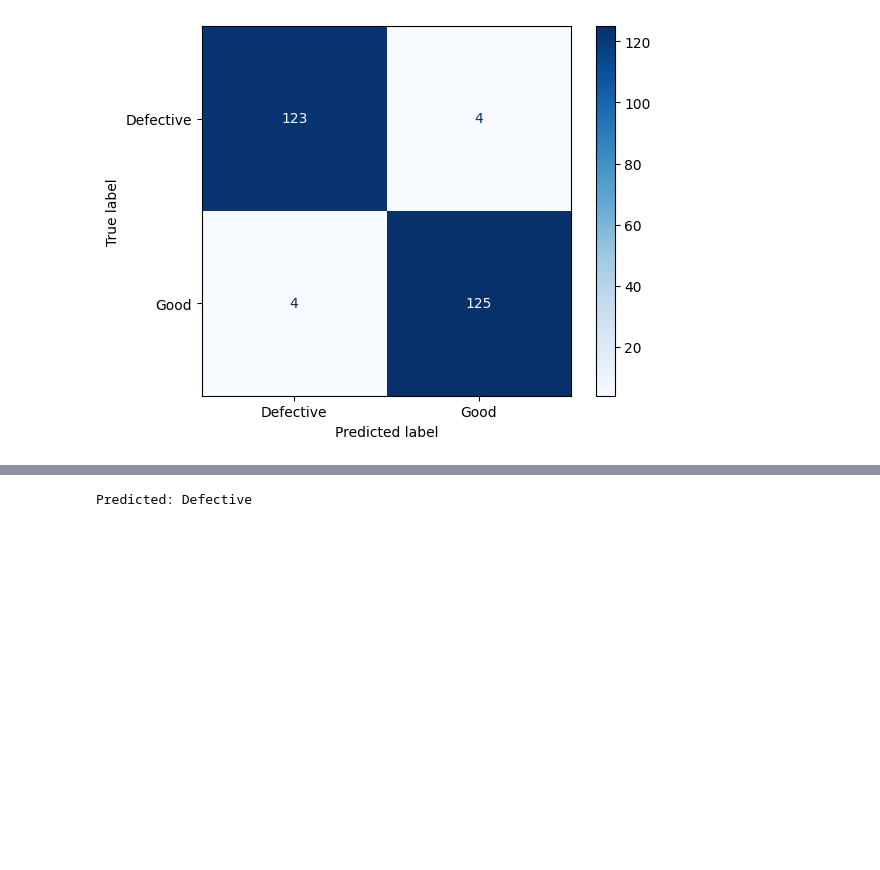
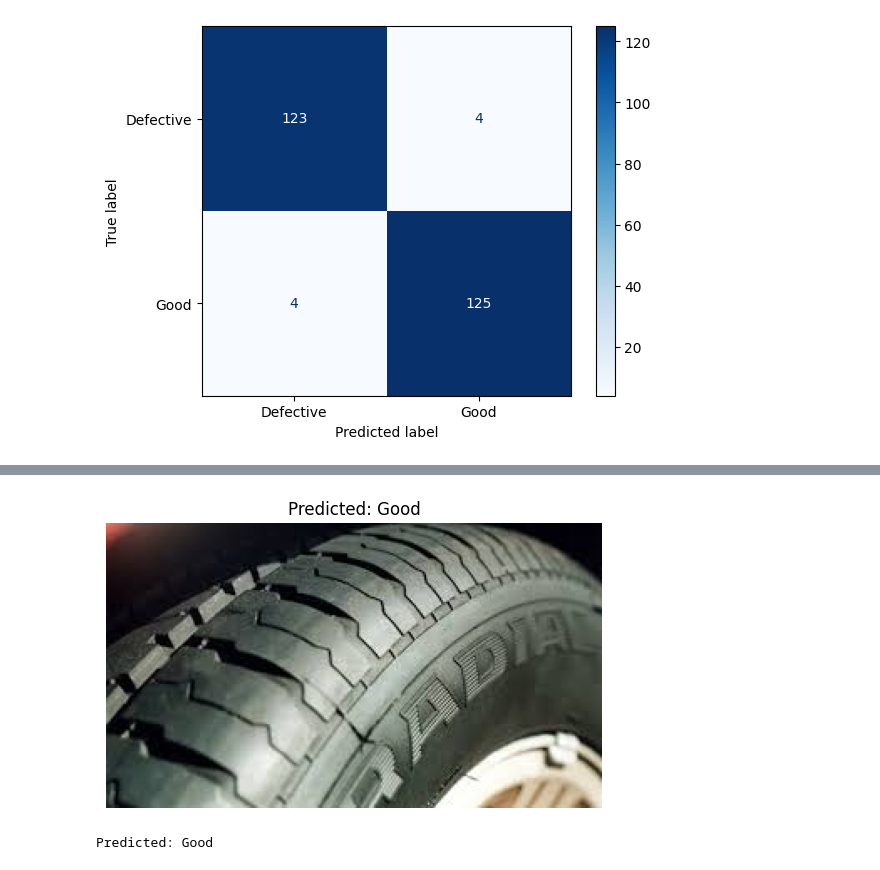
Before and after one commit to christoperBar/TyreClassification-Notebook, a Jupyter notebook: Classification1-Efficientnet7.ipynb, the cells around one changed output, grey strips where cells are left out. Drawn from its saved outputs; the diff is of its cells as text; code cells hidden in the pictures; blank space fills up the shorter version.

```diff
--- a/Classification1-Efficientnet7.ipynb
+++ b/Classification1-Efficientnet7.ipynb
@@ -329,7 +392,8 @@ Predicted: Defective
 # %%
-image_path = r"TestModel/rusak2.jpg"
+image_path = r"TestModel/bagus.jfif"
 predicted_class = predict_image(image_path)
 print("Predicted:", predicted_class)
 # %% [output]
+[figure, added]
-Predicted: Defective
+Predicted: Good
 # %%
```
Also changed, not shown: parts of 9 cells of this notebook, 1 other file.
